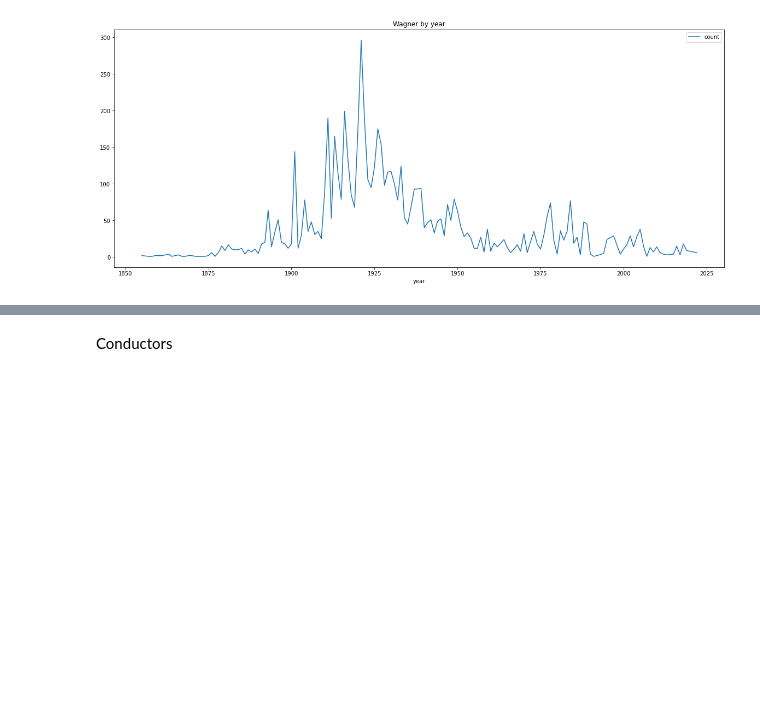
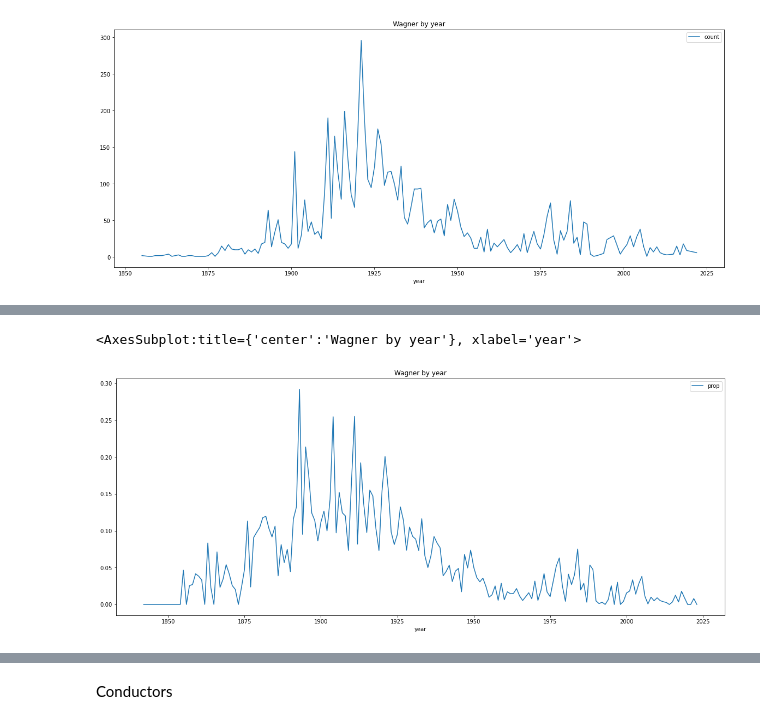
Before and after one commit to aevans872/NYC-Phil-EDA, a Jupyter notebook: NYPhil_Proj.ipynb, the cells around one changed output, grey strips where cells are left out. Saved outputs shown, nothing was run; the diff lists cells and outputs as text; code cells hidden in the pictures; blank space fills up the shorter version.

```diff
--- a/NYPhil_Proj.ipynb
+++ b/NYPhil_Proj.ipynb
@@ -178,0 +236,8 @@ The number of Beethoven compositions performed over the years seems to be consis
+# %%
+# What percentage of Wagner's works made up the program for that year?
+temp = sqldf("SELECT year, SUM(CASE WHEN composerName LIKE 'Wagner,  Richard%' THEN 1 ELSE 0 END) AS Wagner, COUNT(*) AS total FROM nycphil_full GROUP BY year")
+temp['prop']=temp['Wagner']/temp['total']
+temp.plot(x = 'year', y = 'prop', figsize=[20,8], title = 'Wagner by year')
+# %% [output]
+<AxesSubplot:title={'center':'Wagner by year'}, xlabel='year'>
+[figure, added]
```
Also changed, not shown: parts of 19 cells of this notebook.
